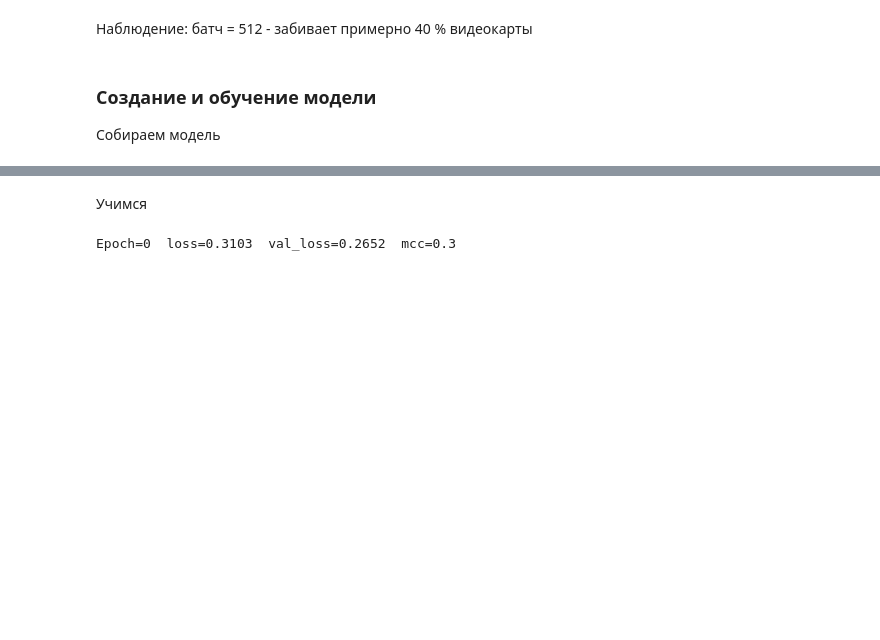
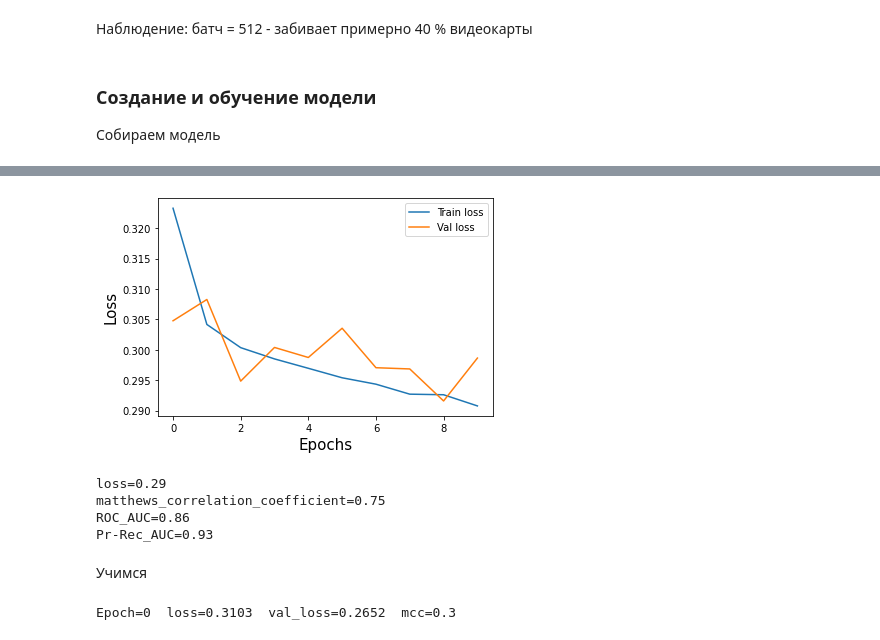
Before and after one commit to SozAnna/S1_Sakha_classification, a Jupyter notebook: Forest_mask_nn.ipynb, the cells around one changed output, grey strips where cells are left out. Saved outputs shown, nothing was run; the diff lists cells and outputs as text; code cells hidden in the pictures; blank space fills up the shorter version.

```diff
--- a/Forest_mask_nn.ipynb
+++ b/Forest_mask_nn.ipynb
@@ -399,7 +433,7 @@ valid_transform = transforms.Compose([
 # %% [markdown]
 Режем на патчи. Готовим датасет
 # %%
-patch_size = 25
+patch_size = 15
 train_dataset = Patcher(train_image, train_labels, train_transform, patch_size)
 valid_dataset = Patcher(val_image, val_labels, valid_transform, patch_size)
 # %%
@@ -474,0 +605,20 @@ class CNN_s1(nn.Module):
+# %%
+min_lr = 1e-4 / 6
+max_lr = 1e-2
+# %%
+model_SGD = CNN_s1(patch_size=patch_size).to(device)
+optimizer = torch.optim.SGD(model_SGD.parameters(), lr=min_lr) # а Adam тут не работает...
+criterion = nn.BCELoss()
+
+scheduler = torch.optim.lr_scheduler.CyclicLR(optimizer,
+                                        base_lr=min_lr,
+                                        max_lr=max_lr,
+                                        mode="triangular")
+
+val_loss, loss_hist, best_model = train_sched(model_SGD,
+                                              train_loader,
+                                              valid_loader,
+                                              criterion,
+                                              optimizer,
+                                              scheduler,
+                                              num_epochs=10)
@@ -474,0 +636,3 @@ class CNN_s1(nn.Module):
+# %%
+val_loss = [float(x.cpu()) for x in val_loss]
+val_loss
@@ -474,0 +650,18 @@ class CNN_s1(nn.Module):
+# %%
+plt.plot(range(10), loss_hist)
+plt.plot(range(10), val_loss)
+plt.legend(['Train loss', 'Val loss'])
+plt.xlabel("Epochs", fontsize=15)
+plt.ylabel("Loss", fontsize=15)
+plt.show()
+# %% [output]
+[figure, added]
+# %%
+val_outputs, val_coords = final_validate(best_model.to(device),
+                                         criterion,
+                                         valid_loader)
+# %% [output]
+loss=0.29
+matthews_correlation_coefficient=0.75
+ROC_AUC=0.86
+Pr-Rec_AUC=0.93
```
Also changed, not shown: parts of 29 cells of this notebook.
